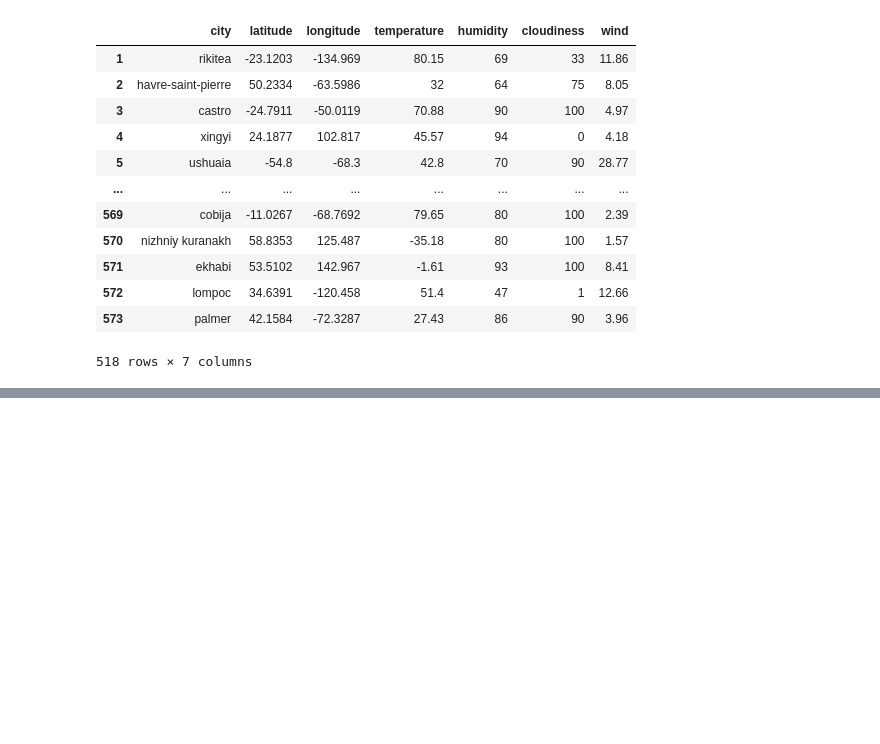
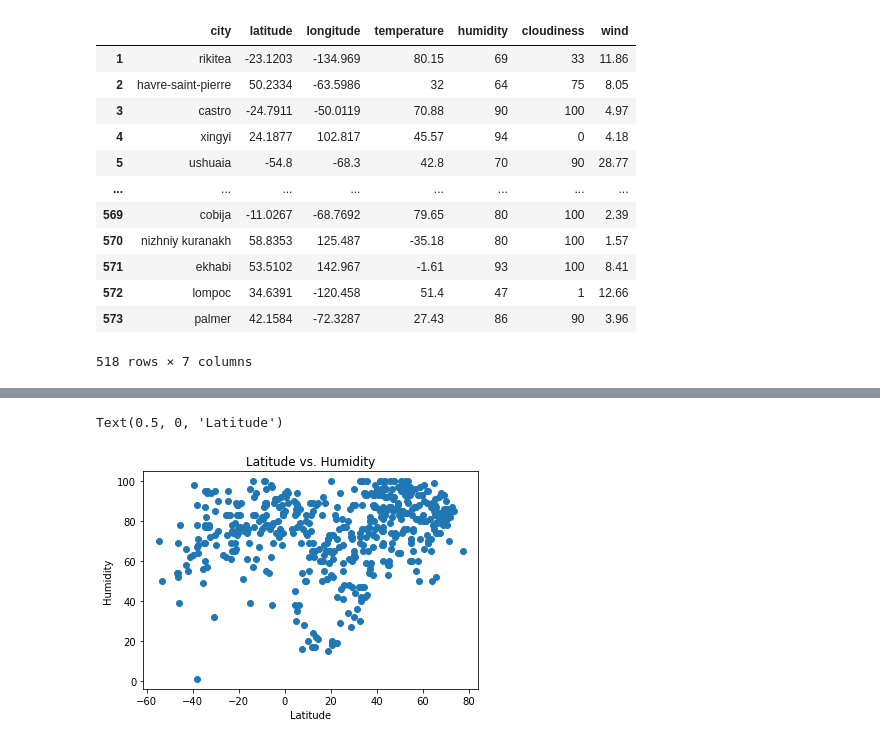
Before and after one commit to leah-handel/Latitude-vs.-Weather-Conditions, a Jupyter notebook: weatherpy/WeatherPy_Notebook.ipynb, the cells around one changed output, grey strips where cells are left out. Drawn from its saved outputs; the diff is of its cells as text; code cells hidden in the pictures; blank space fills up the shorter version.

```diff
--- a/weatherpy/WeatherPy_Notebook.ipynb
+++ b/weatherpy/WeatherPy_Notebook.ipynb
@@ -257,0 +254,8 @@ weather.head()
+# %%
+plt.scatter(weather["latitude"], weather["humidity"])
+plt.title("Latitude vs. Humidity")
+plt.ylabel("Humidity")
+plt.xlabel("Latitude")
+# %% [output]
+Text(0.5, 0, 'Latitude')
+[figure, added]
```
Also changed, not shown: parts of 14 cells of this notebook, 1 other file.
